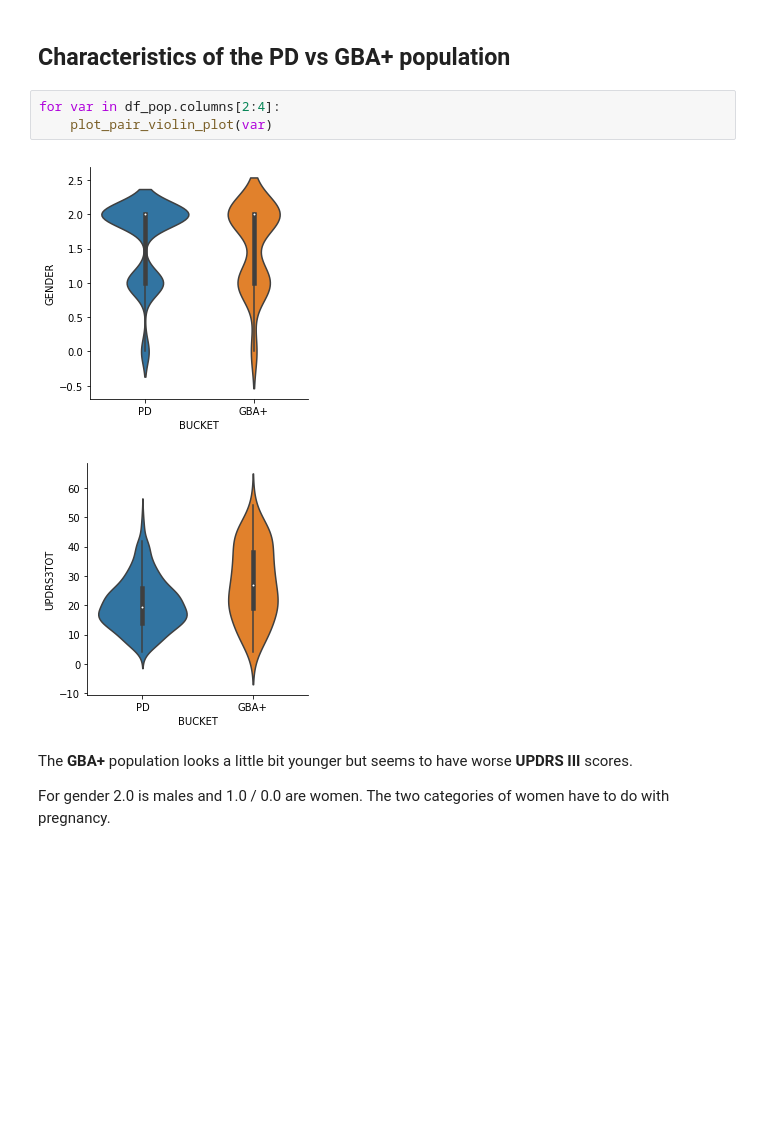
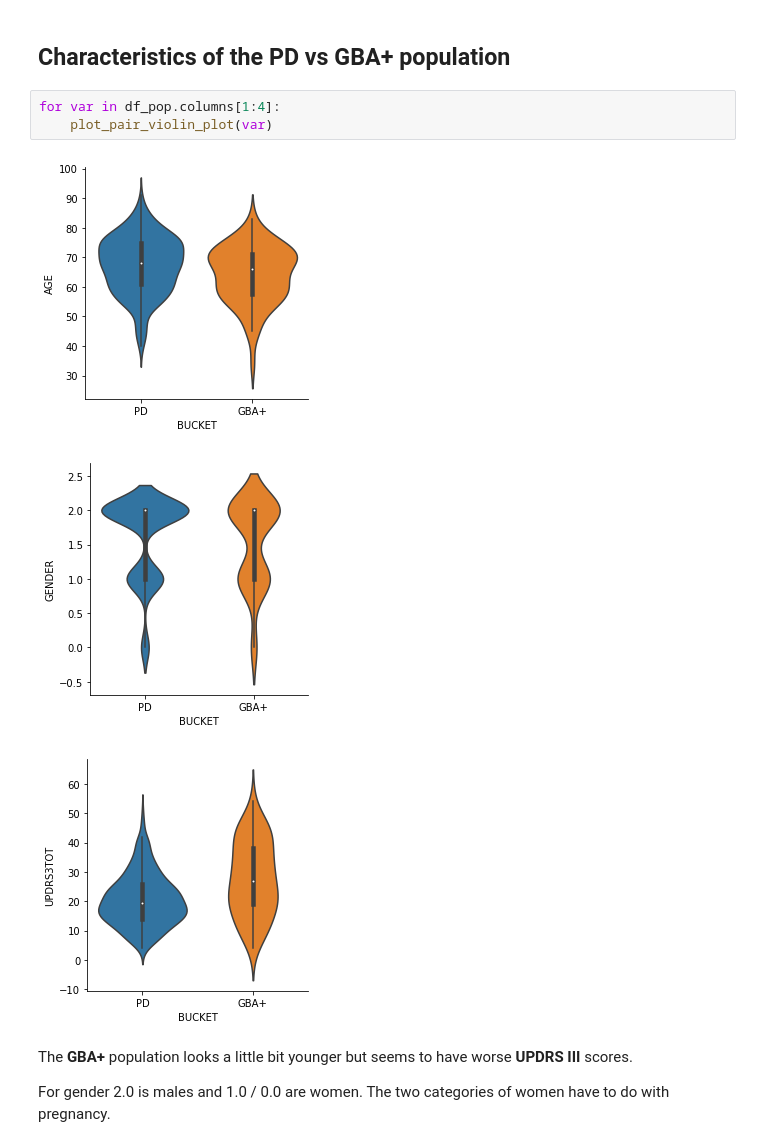
Before and after one commit to sameerd/ppmi, a Jupyter notebook: scripts/python/test_GBA.ipynb, the cells around one changed output. Saved outputs shown, nothing was run; the diff lists cells and outputs as text; blank space fills up the shorter version.

```diff
--- a/scripts/python/test_GBA.ipynb
+++ b/scripts/python/test_GBA.ipynb
@@ -128,11 +128,12 @@ def plot_pair_violin_plot(var):
 # %% [markdown]
 ## Characteristics of the PD vs GBA+ population
 # %%
-for var in df_pop.columns[2:4]:
+for var in df_pop.columns[1:4]:
     plot_pair_violin_plot(var)
 # %% [output]
-[figure, old version]
+[figure, new version]
-[figure, old version]
+[figure, new version]
+[figure, added]
 # %% [markdown]
 The **GBA+** population looks a little bit younger but seems to have worse **UPDRS III** scores.
 
```
